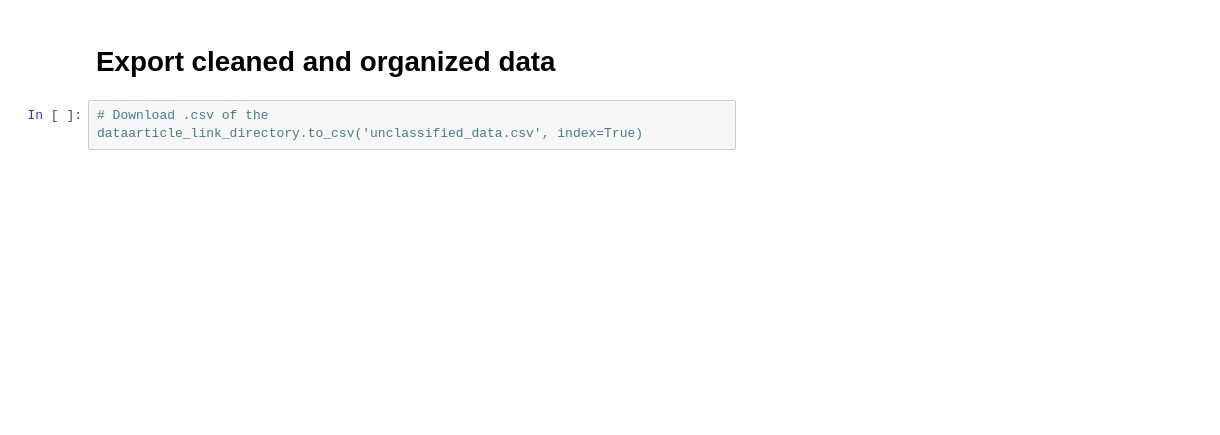
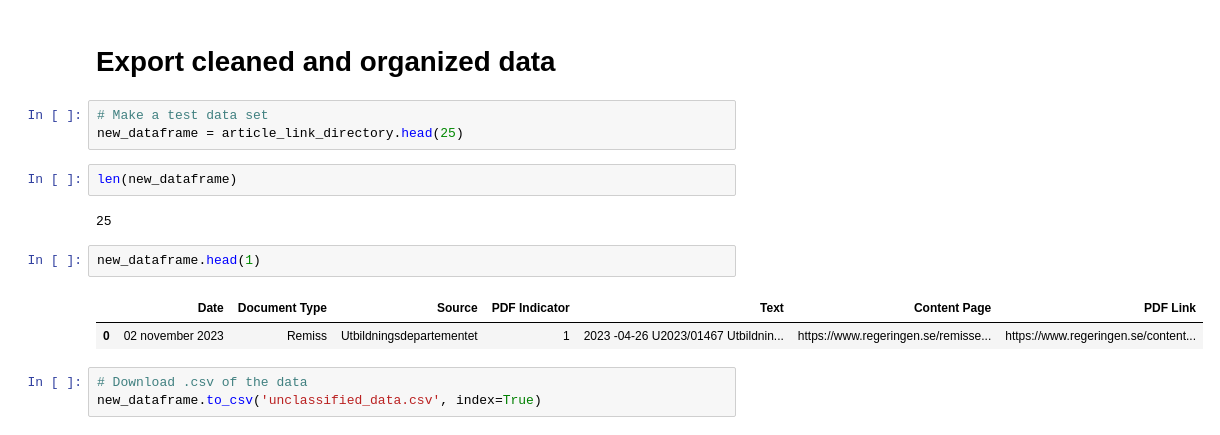
Before and after one commit to tre-ananas/KaggleEmployeeAccess, a Jupyter notebook: Sweden/SentimentTest/GD5_PDF_Content_Cleanup.ipynb, the cells around one changed output. Drawn from its saved outputs; the diff is of its cells as text; blank space fills up the shorter version.

```diff
--- a/Sweden/SentimentTest/GD5_PDF_Content_Cleanup.ipynb
+++ b/Sweden/SentimentTest/GD5_PDF_Content_Cleanup.ipynb
@@ -206,5 +206,18 @@ article_link_directory.tail(1)
 | 27078 | 30 april 2007 | Internationella MR-granskningar a... | Justitiedepartementet,Utrikesdepa... | 0 | Publicerad30 april 2007 FN:s CAT-... | https://www.regeringen.se/interna... | NO CONTENT |
 # %% [markdown]
 # Export cleaned and organized data
+# %%
+# Make a test data set
+new_dataframe = article_link_directory.head(25)
+# %%
+len(new_dataframe)
+# %% [output]
+25
+# %%
+new_dataframe.head(1)
+# %% [output]
+|  | Date | Document Type | Source | PDF Indicator | Text | Content Page | PDF Link |
+| 0 | 02 november 2023 | Remiss | Utbildningsdepartementet | 1 | 2023 -04-26 U2023/01467 Utbildnin... | https://www.regeringen.se/remisse... | https://www.regeringen.se/content... |
 # %%
-# Download .csv of the dataarticle_link_directory.to_csv('unclassified_data.csv', index=True)
+# Download .csv of the data
+new_dataframe.to_csv('unclassified_data.csv', index=True)
```
Also changed, not shown: parts of 4 cells of this notebook, 1 other file.
